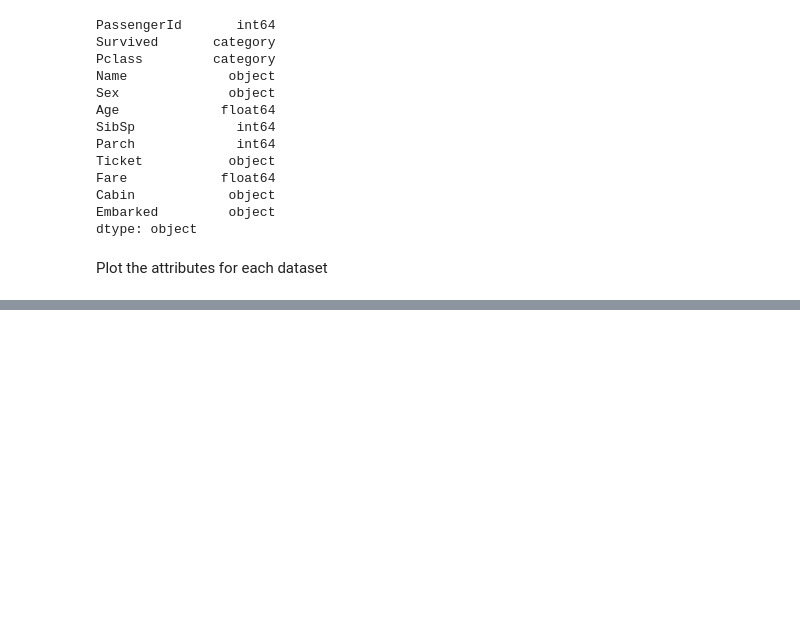
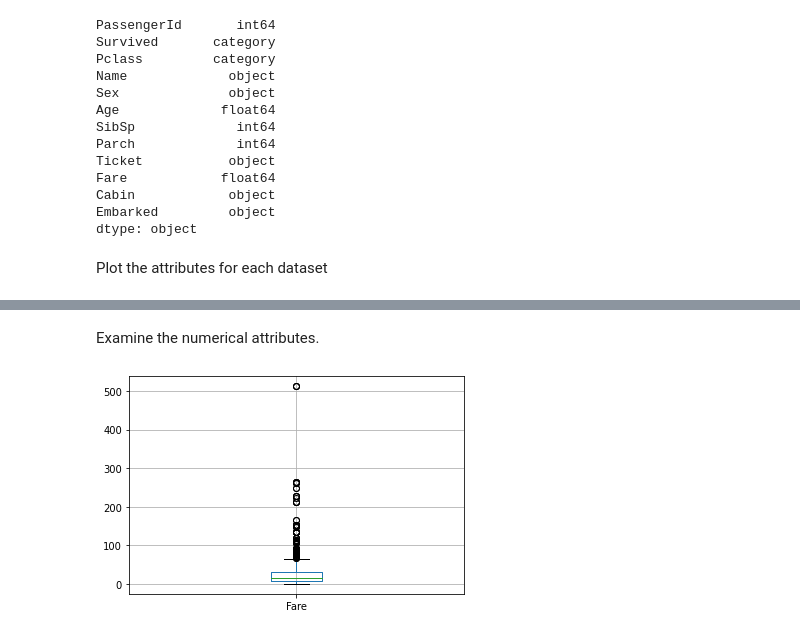
Before and after one commit to aykwan/titanickaggle, a Jupyter notebook: Titanic_Prediction.ipynb, the cells around one changed output, grey strips where cells are left out. Drawn from its saved outputs; the diff is of its cells as text; code cells hidden in the pictures; blank space fills up the shorter version.

```diff
--- a/Titanic_Prediction.ipynb
+++ b/Titanic_Prediction.ipynb
@@ -142,0 +152,7 @@ TypeError: ignored
+# %% [markdown]
+Examine the numerical attributes.
+# %%
+#plotbox on numerical features
+boxplot = df_train.boxplot(column=["Fare"])
+# %% [output]
+[figure, added]
```
Also changed, not shown: parts of 20 cells of this notebook.
